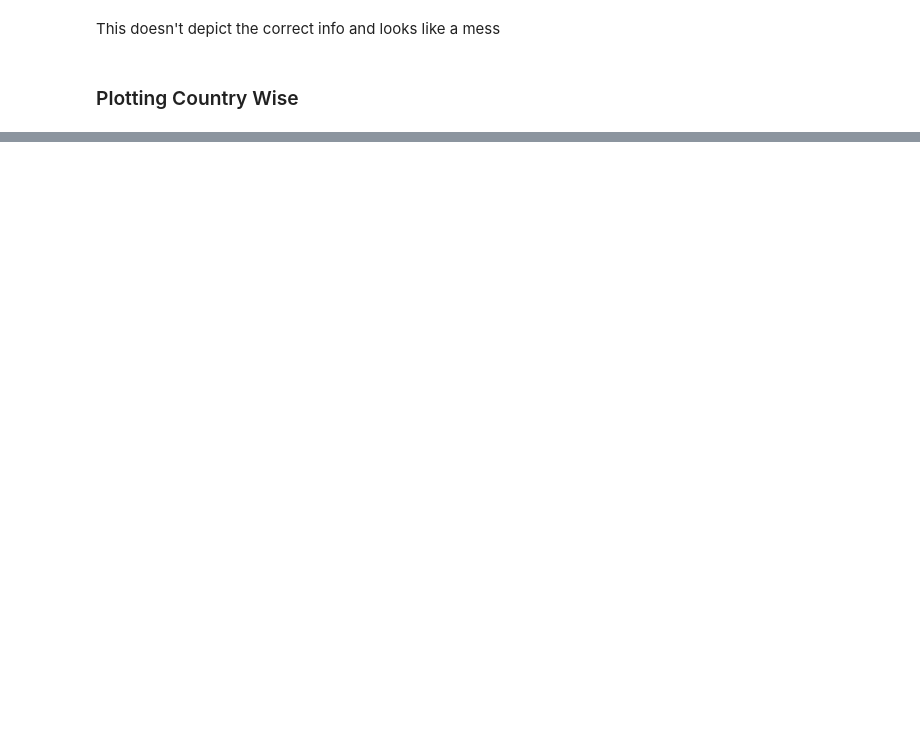
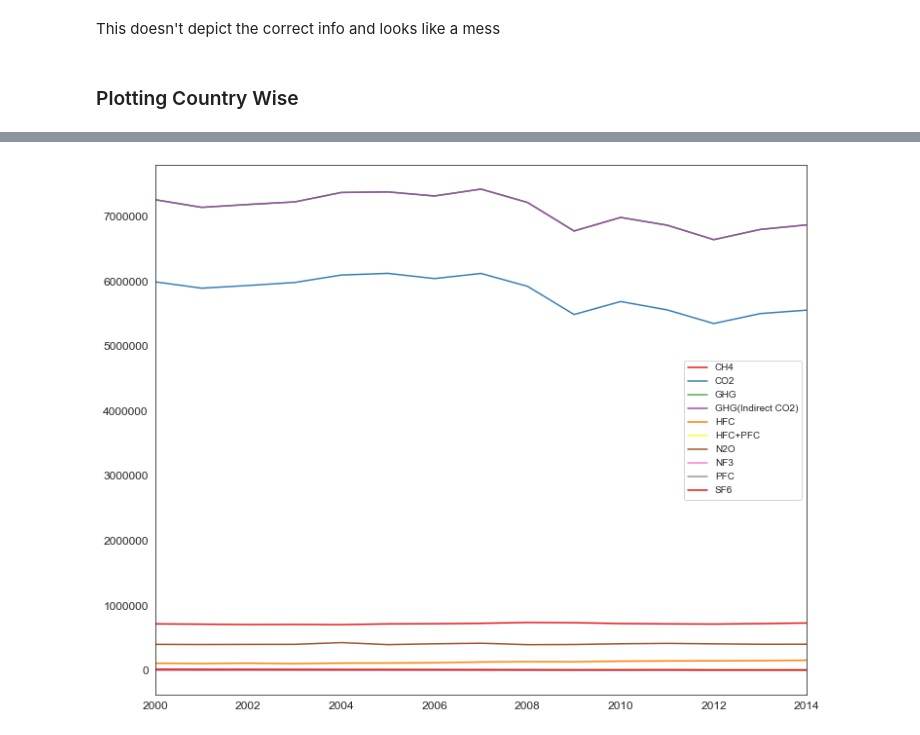
Before and after one commit to Wealthy-Waste/International-Greenhouse-Gas-Emissions, a Jupyter notebook: INTERNATIONAL GREENHOUSE GAS EMMISSION/1 - EMISSION ANALYSIS - 9TH MAY 2020.ipynb, the cells around one changed output, grey strips where cells are left out. Cells and saved outputs as stored; diff of their text form; code cells hidden in the pictures; blank space fills up the shorter version.

```diff
--- a/INTERNATIONAL GREENHOUSE GAS EMMISSION/1 - EMISSION ANALYSIS - 9TH MAY 2020.ipynb
+++ b/INTERNATIONAL GREENHOUSE GAS EMMISSION/1 - EMISSION ANALYSIS - 9TH MAY 2020.ipynb
@@ -295,0 +327,4 @@ This doesn't depict the correct info and looks like a mess
+# %%
+plot_the_country("United States of America")
+# %% [output]
+[figure, added]
```
Also changed, not shown: parts of 13 cells of this notebook.
